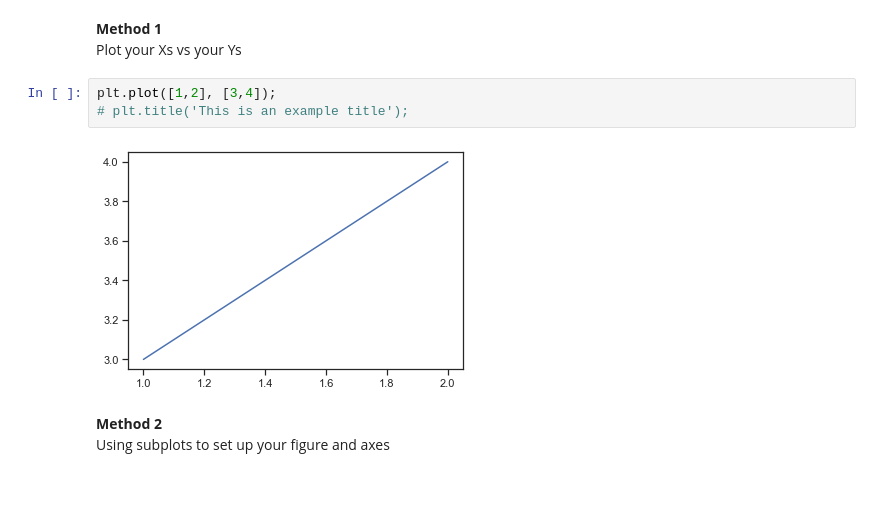
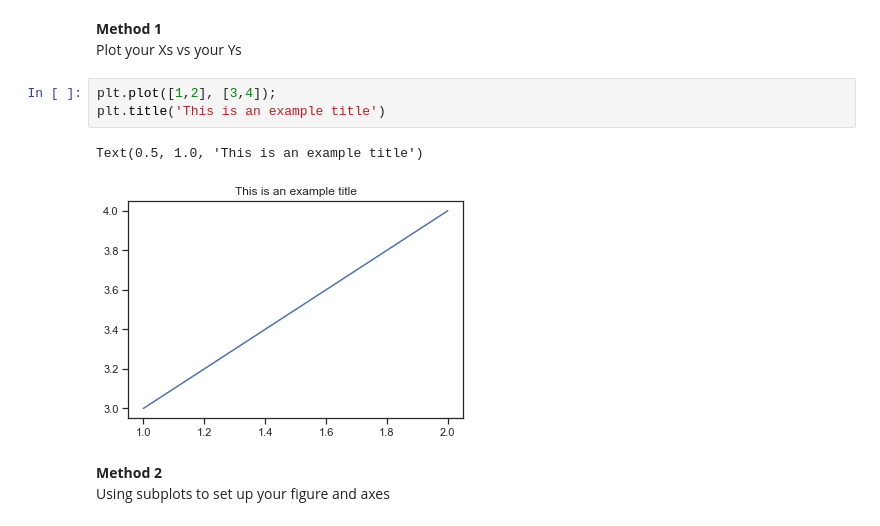
Before and after one commit to learn-co-students/data-visualization-dsc, a Jupyter notebook: data_viz.ipynb, the cells around one changed output. Drawn from its saved outputs; the diff is of its cells as text; blank space fills up the shorter version.

```diff
--- a/data_viz.ipynb
+++ b/data_viz.ipynb
@@ -106,9 +114,10 @@ Matplotlib is a complex library (70,000 + lines of code!). In order to best unde
 Plot your Xs vs your Ys
 # %%
 plt.plot([1,2], [3,4]);
-# plt.title('This is an example title');
+plt.title('This is an example title')
 # %% [output]
+Text(0.5, 1.0, 'This is an example title')
-[figure, old version]
+[figure, new version]
 # %% [markdown]
 **Method 2**<br>
 Using subplots to set up your figure and axes
```
Also changed, not shown: parts of 5 cells of this notebook.
